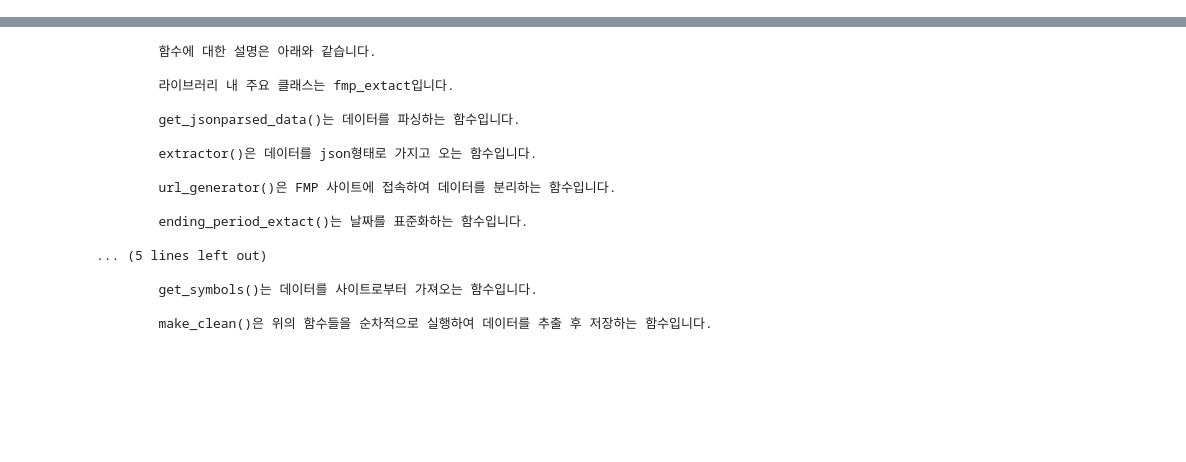
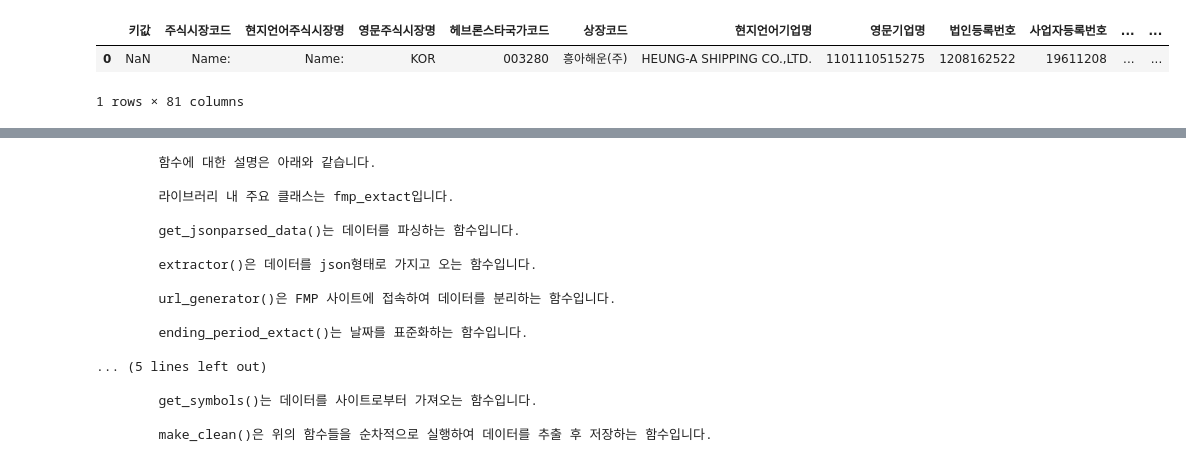
Before and after one commit to cmblir/Digital-Industry-Innovation, a Jupyter notebook: DataCollection/test.ipynb, the cells around one changed output, grey strips where cells are left out. Saved outputs shown, nothing was run; the diff lists cells and outputs as text; code cells hidden in the pictures; blank space fills up the shorter version.

```diff
--- a/DataCollection/test.ipynb
+++ b/DataCollection/test.ipynb
@@ -2,0 +50,6 @@ from Collection.Financial import FMP as fp
+# %%
+craw.cleansed_finstats
+# %% [output]
+|  | 키값 | 주식시장코드 | 현지언어주식시장명 | 영문주식시장명 | 헤브론스타국가코드 | 상장코드 | 현지언어기업명 | 영문기업명 | 법인등록번호 | 사업자등록번호 | ... | ... |
+| 0 | NaN | Name: | Name: | KOR | 003280 | 흥아해운(주) | HEUNG-A SHIPPING CO.,LTD. | 1101110515275 | 1208162522 | 19611208 | ... | ... |
+1 rows × 81 columns
```
Also changed, not shown: parts of 25 cells of this notebook, 8 other files.
